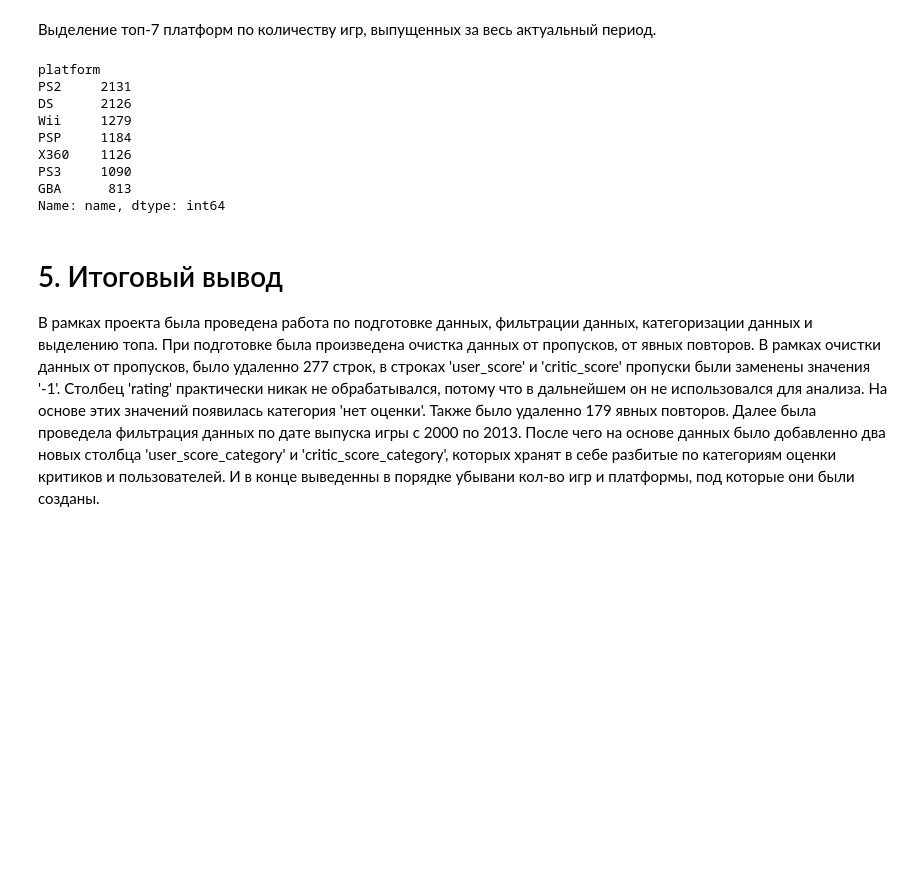
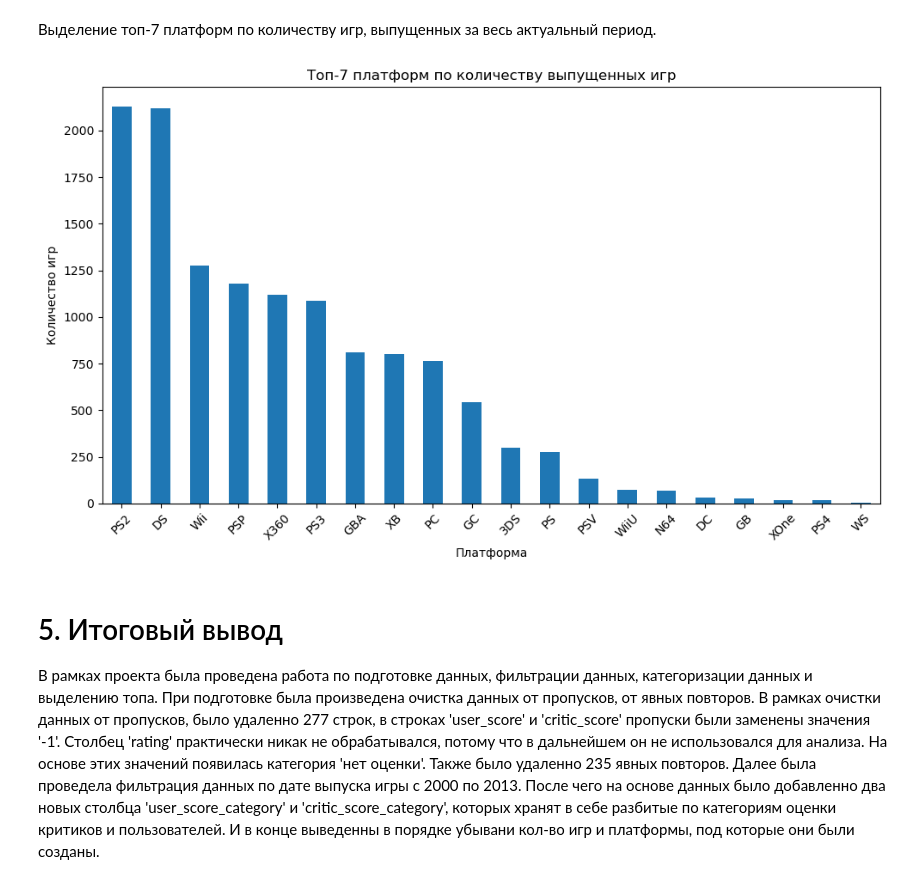
Before and after one commit to CAH0/Analysis-of-the-game-Secrets-of-Darkshire, a Jupyter notebook: AnalysisSecretDarkshire.ipynb, the cells around one changed output. Cells and saved outputs as stored; diff of their text form; code cells hidden in the pictures; blank space fills up the shorter version.

Commit message:
Update, add matplot

```diff
--- a/AnalysisSecretDarkshire.ipynb
+++ b/AnalysisSecretDarkshire.ipynb
@@ -358,20 +376,20 @@ Name: name, dtype: int64
 # %% [markdown]
 Выделение топ-7 платформ по количеству игр, выпущенных за весь актуальный период.
 # %%
-# Топ-7 платформ по количеству игр
+import matplotlib.pyplot as plt
+
 top_platforms = df_act.groupby('platform')['name'].count().sort_values(ascending=False)
-print(top_platforms.head(7))
+plt.figure(figsize=(10, 6))
+top_platforms.plot(kind='bar')
+plt.title('Топ-7 платформ по количеству выпущенных игр')
+plt.xlabel('Платформа')
+plt.ylabel('Количество игр')
+plt.xticks(rotation=45)
+plt.tight_layout()
+plt.show()
 # %% [output]
-platform
-PS2     2131
-DS      2126
-Wii     1279
-PSP     1184
-X360    1126
-PS3     1090
-GBA      813
-Name: name, dtype: int64
+[figure, added]
 # %% [markdown]
 # 5. Итоговый вывод
 
-В рамках проекта была проведена работа по подготовке данных, фильтрации данных, категоризации данных и выделению топа. При подготовке была произведена очистка данных от пропусков, от явных повторов. В рамках очистки данных от пропусков, было удаленно 277 строк, в строках 'user_score' и 'critic_score' пропуски были заменены значения '-1'. Столбец 'rating' практически никак не обрабатывался, потому что в дальнейшем он не использовался для анализа. На основе этих значений появилась категория 'нет оценки'. Также было удаленно 179 явных повторов. Далее была проведела фильтрация данных по дате выпуска игры с 2000 по 2013. После чего на основе данных было добавленно два новых столбца 'user_score_category' и 'critic_score_category', которых хранят в себе разбитые по категориям оценки критиков и пользователей. И в конце выведенны в порядке убывани кол-во игр и платформы, под которые они были созданы.
+В рамках проекта была проведена работа по подготовке данных, фильтрации данных, категоризации данных и выделению топа. При подготовке была произведена очистка данных от пропусков, от явных повторов. В рамках очистки данных от пропусков, было удаленно 277 строк, в строках 'user_score' и 'critic_score' пропуски были заменены значения '-1'. Столбец 'rating' практически никак не обрабатывался, потому что в дальнейшем он не использовался для анализа. На основе этих значений появилась категория 'нет оценки'. Также было удаленно 235 явных повторов. Далее была проведела фильтрация данных по дате выпуска игры с 2000 по 2013. После чего на основе данных было добавленно два новых столбца 'user_score_category' и 'critic_score_category', которых хранят в себе разбитые по категориям оценки критиков и пользователей. И в конце выведенны в порядке убывани кол-во игр и платформы, под которые они были созданы.
```
Also changed, not shown: parts of 16 cells of this notebook.
